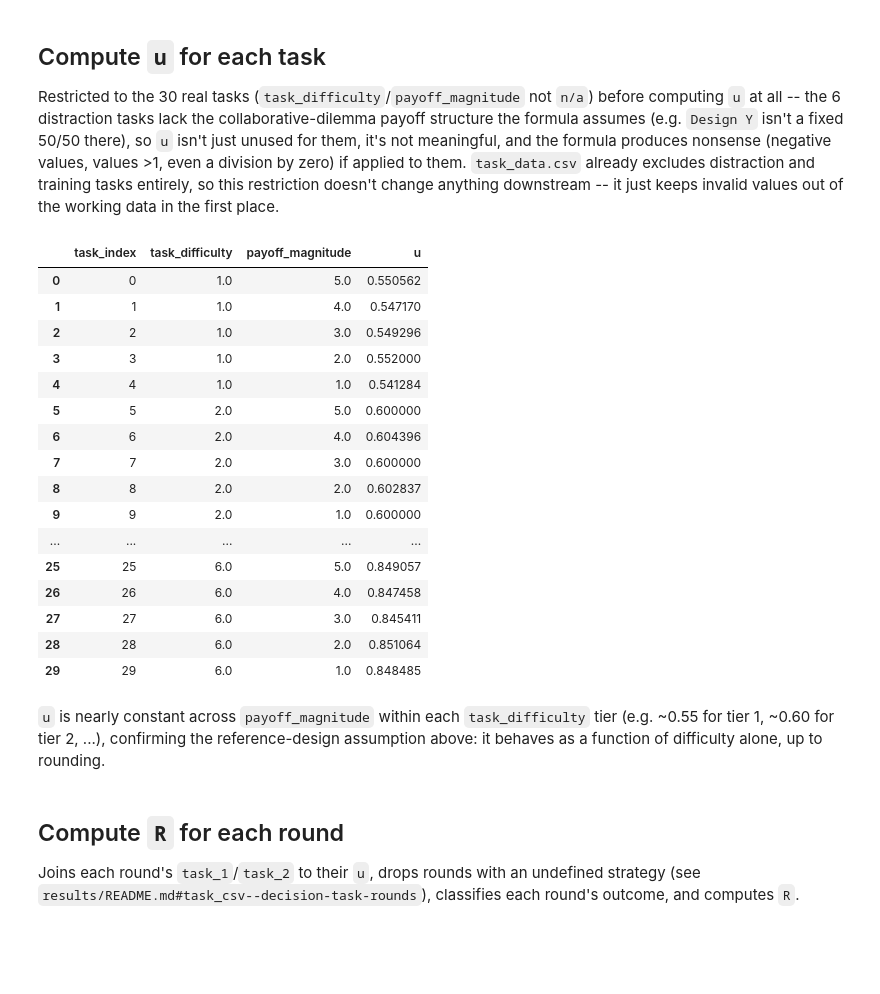
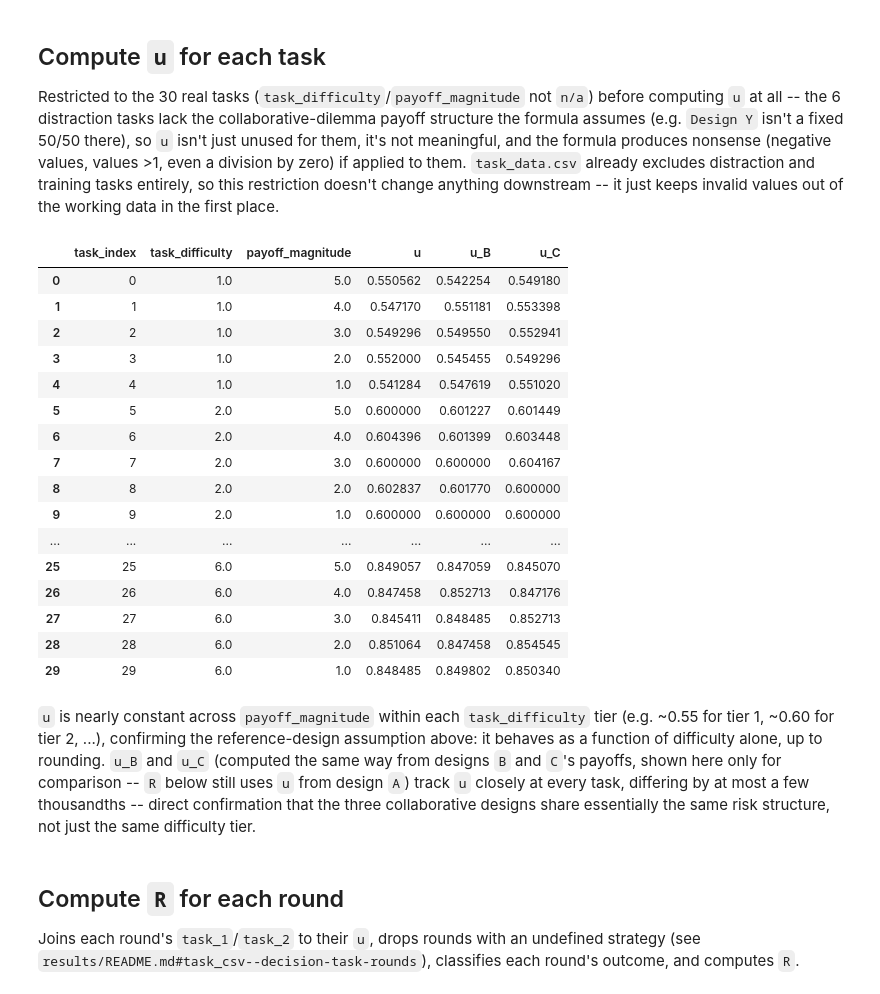
Before and after one commit to code-lab-org/stratdyn, a Jupyter notebook: analysis/risk_dominance_analysis.ipynb, the cells around one changed output. Drawn from its saved outputs; the diff is of its cells as text; code cells hidden in the pictures; blank space fills up the shorter version.

Commit message:
address problems with task 19

```diff
--- a/analysis/risk_dominance_analysis.ipynb
+++ b/analysis/risk_dominance_analysis.ipynb
@@ -28,34 +28,41 @@ Restricted to the 30 real tasks (`task_difficulty`/`payoff_magnitude` not `n/a`)
 # %%
 # task_summary.csv writes "n/a" for distraction/training tasks, but
 # pandas' default read_csv treats that string as a missing-value marker
 # and loads it as NaN -- so filter with notna(), not a string comparison.
 task_summary = task_summary[task_summary["task_difficulty"].notna()].copy()
 
-task_summary["u"] = (task_summary["V_Y_II"] - task_summary["V_A_CI"]) / (
-    (task_summary["V_Y_II"] - task_summary["V_A_CI"]) + (task_summary["V_A_CC"] - task_summary["V_Y_IC"])
-)
 
-task_summary[["task_index", "task_difficulty", "payoff_magnitude", "u"]]
+def compute_u(design):
+    v_ci = task_summary[f"V_{design}_CI"]
+    v_cc = task_summary[f"V_{design}_CC"]
+    return (task_summary["V_Y_II"] - v_ci) / ((task_summary["V_Y_II"] - v_ci) + (v_cc - task_summary["V_Y_IC"]))
+
+
+task_summary["u"] = compute_u("A")
+task_summary["u_B"] = compute_u("B")
+task_summary["u_C"] = compute_u("C")
+
+task_summary[["task_index", "task_difficulty", "payoff_magnitude", "u", "u_B", "u_C"]]
 # %% [output]
-|  | task_index | task_difficulty | payoff_magnitude | u |
-| 0 | 0 | 1.0 | 5.0 | 0.550562 |
-| 1 | 1 | 1.0 | 4.0 | 0.547170 |
-| 2 | 2 | 1.0 | 3.0 | 0.549296 |
-| 3 | 3 | 1.0 | 2.0 | 0.552000 |
-| 4 | 4 | 1.0 | 1.0 | 0.541284 |
-| 5 | 5 | 2.0 | 5.0 | 0.600000 |
-| 6 | 6 | 2.0 | 4.0 | 0.604396 |
-| 7 | 7 | 2.0 | 3.0 | 0.600000 |
-| 8 | 8 | 2.0 | 2.0 | 0.602837 |
-| 9 | 9 | 2.0 | 1.0 | 0.600000 |
-| ... | ... | ... | ... | ... |
-| 25 | 25 | 6.0 | 5.0 | 0.849057 |
-| 26 | 26 | 6.0 | 4.0 | 0.847458 |
-| 27 | 27 | 6.0 | 3.0 | 0.845411 |
-| 28 | 28 | 6.0 | 2.0 | 0.851064 |
-| 29 | 29 | 6.0 | 1.0 | 0.848485 |
+|  | task_index | task_difficulty | payoff_magnitude | u | u_B | u_C |
+| 0 | 0 | 1.0 | 5.0 | 0.550562 | 0.542254 | 0.549180 |
+| 1 | 1 | 1.0 | 4.0 | 0.547170 | 0.551181 | 0.553398 |
+| 2 | 2 | 1.0 | 3.0 | 0.549296 | 0.549550 | 0.552941 |
+| 3 | 3 | 1.0 | 2.0 | 0.552000 | 0.545455 | 0.549296 |
+| 4 | 4 | 1.0 | 1.0 | 0.541284 | 0.547619 | 0.551020 |
+| 5 | 5 | 2.0 | 5.0 | 0.600000 | 0.601227 | 0.601449 |
+| 6 | 6 | 2.0 | 4.0 | 0.604396 | 0.601399 | 0.603448 |
+| 7 | 7 | 2.0 | 3.0 | 0.600000 | 0.600000 | 0.604167 |
+| 8 | 8 | 2.0 | 2.0 | 0.602837 | 0.601770 | 0.600000 |
+| 9 | 9 | 2.0 | 1.0 | 0.600000 | 0.600000 | 0.600000 |
+| ... | ... | ... | ... | ... | ... | ... |
+| 25 | 25 | 6.0 | 5.0 | 0.849057 | 0.847059 | 0.845070 |
+| 26 | 26 | 6.0 | 4.0 | 0.847458 | 0.852713 | 0.847176 |
+| 27 | 27 | 6.0 | 3.0 | 0.845411 | 0.848485 | 0.852713 |
+| 28 | 28 | 6.0 | 2.0 | 0.851064 | 0.847458 | 0.854545 |
+| 29 | 29 | 6.0 | 1.0 | 0.848485 | 0.849802 | 0.850340 |
 # %% [markdown]
-`u` is nearly constant across `payoff_magnitude` within each `task_difficulty` tier (e.g. ~0.55 for tier 1, ~0.60 for tier 2, ...), confirming the reference-design assumption above: it behaves as a function of difficulty alone, up to rounding.
+`u` is nearly constant across `payoff_magnitude` within each `task_difficulty` tier (e.g. ~0.55 for tier 1, ~0.60 for tier 2, ...), confirming the reference-design assumption above: it behaves as a function of difficulty alone, up to rounding. `u_B` and `u_C` (computed the same way from designs `B` and `C`'s payoffs, shown here only for comparison -- `R` below still uses `u` from design `A`) track `u` closely at every task, differing by at most a few thousandths -- direct confirmation that the three collaborative designs share essentially the same risk structure, not just the same difficulty tier.
 # %% [markdown]
 ## Compute `R` for each round
 
```
Also changed, not shown: 5 other files.
